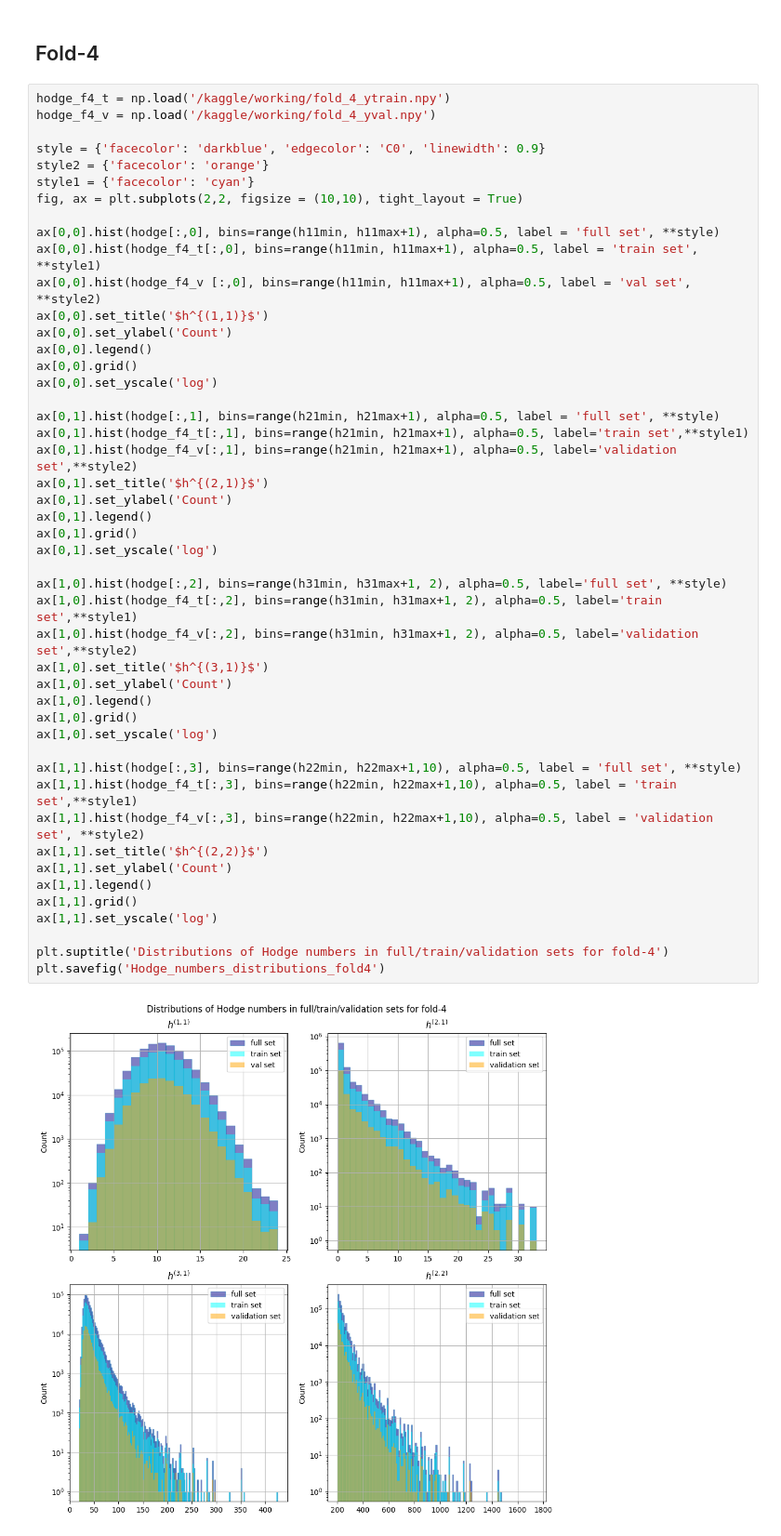
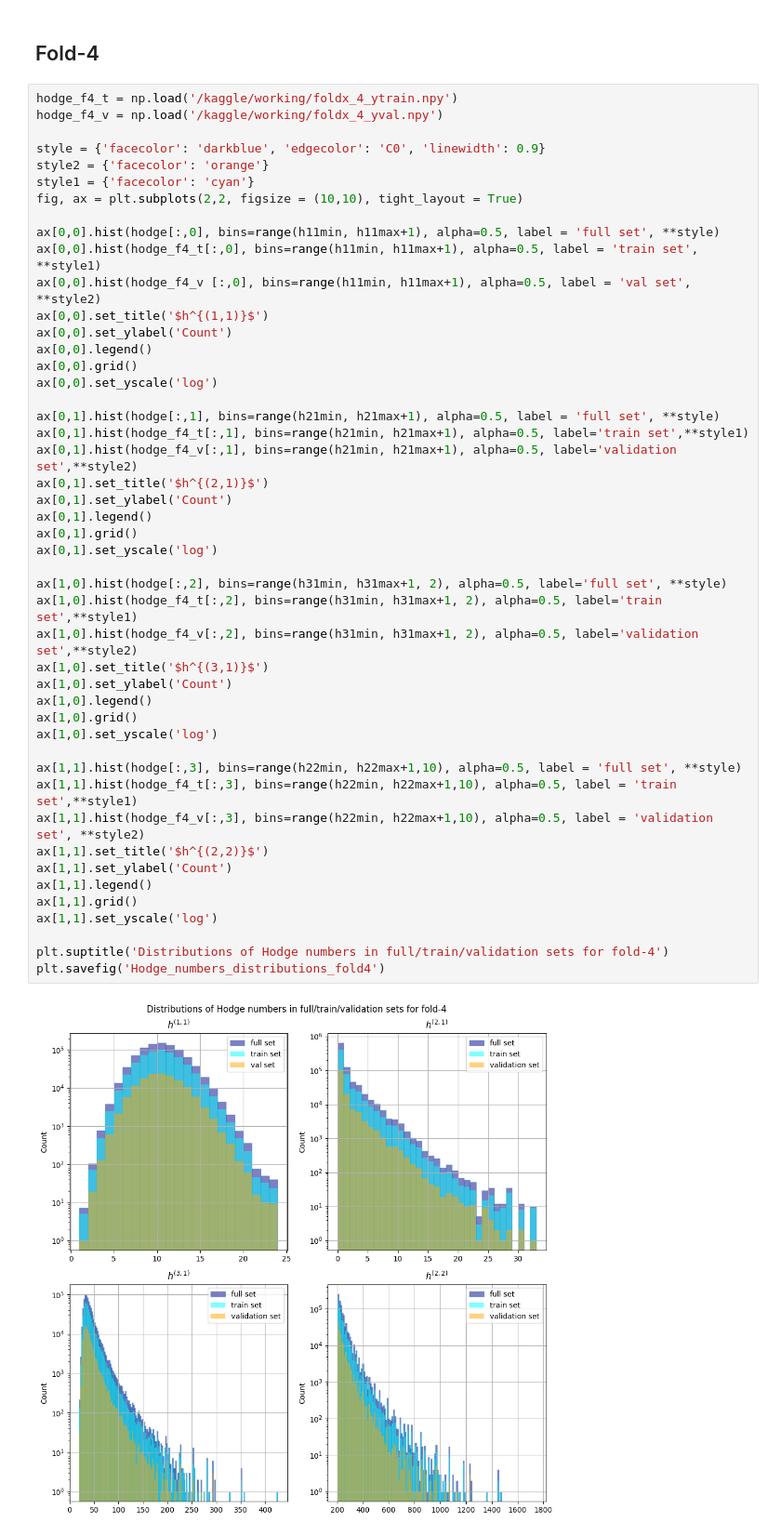
Before and after one commit to lorrespz/CICY4-Deep-learning-hybrid-recurrent-NNs-main, a Jupyter notebook: cicy4-data-processing-for-5fold-CV.ipynb, the cells around one changed output. Shown at 93% size. Drawn from its saved outputs; the diff is of its cells as text.

Commit message:
Data for 5-fold CV

```diff
--- a/cicy4-data-processing-for-5fold-CV.ipynb
+++ b/cicy4-data-processing-for-5fold-CV.ipynb
@@ -331,8 +338,8 @@ plt.savefig('Hodge_numbers_distributions_fold3')
 # %% [markdown]
 ## Fold-4
 # %%
-hodge_f4_t = np.load('/kaggle/working/fold_4_ytrain.npy')
-hodge_f4_v = np.load('/kaggle/working/fold_4_yval.npy')
+hodge_f4_t = np.load('/kaggle/working/foldx_4_ytrain.npy')
+hodge_f4_v = np.load('/kaggle/working/foldx_4_yval.npy')
 
 style = {'facecolor': 'darkblue', 'edgecolor': 'C0', 'linewidth': 0.9}
 style2 = {'facecolor': 'orange'}
@@ -351,31 +358,31 @@ ax[0,0].set_yscale('log')
 ax[0,1].hist(hodge[:,1], bins=range(h21min, h21max+1), alpha=0.5, label = 'full set', **style)
 ax[0,1].hist(hodge_f4_t[:,1], bins=range(h21min, h21max+1), alpha=0.5, label='train set',**style1)
 ax[0,1].hist(hodge_f4_v[:,1], bins=range(h21min, h21max+1), alpha=0.5, label='validation set',**style2)
 ax[0,1].set_title('$h^{(2,1)}$')
 ax[0,1].set_ylabel('Count')
 ax[0,1].legend()
 ax[0,1].grid()
 ax[0,1].set_yscale('log')
 
 ax[1,0].hist(hodge[:,2], bins=range(h31min, h31max+1, 2), alpha=0.5, label='full set', **style)
 ax[1,0].hist(hodge_f4_t[:,2], bins=range(h31min, h31max+1, 2), alpha=0.5, label='train set',**style1)
 ax[1,0].hist(hodge_f4_v[:,2], bins=range(h31min, h31max+1, 2), alpha=0.5, label='validation set',**style2)
 ax[1,0].set_title('$h^{(3,1)}$')
 ax[1,0].set_ylabel('Count')
 ax[1,0].legend()
 ax[1,0].grid()
 ax[1,0].set_yscale('log')
 
 ax[1,1].hist(hodge[:,3], bins=range(h22min, h22max+1,10), alpha=0.5, label = 'full set', **style)
 ax[1,1].hist(hodge_f4_t[:,3], bins=range(h22min, h22max+1,10), alpha=0.5, label = 'train set',**style1)
 ax[1,1].hist(hodge_f4_v[:,3], bins=range(h22min, h22max+1,10), alpha=0.5, label = 'validation set', **style2)
 ax[1,1].set_title('$h^{(2,2)}$')
 ax[1,1].set_ylabel('Count')
 ax[1,1].legend()
 ax[1,1].grid()
 ax[1,1].set_yscale('log')
 
 plt.suptitle('Distributions of Hodge numbers in full/train/validation sets for fold-4')
 plt.savefig('Hodge_numbers_distributions_fold4')
 # %% [output]
-[figure, old version]
+[figure, new version]
```
Also changed, not shown: parts of 11 cells of this notebook.
